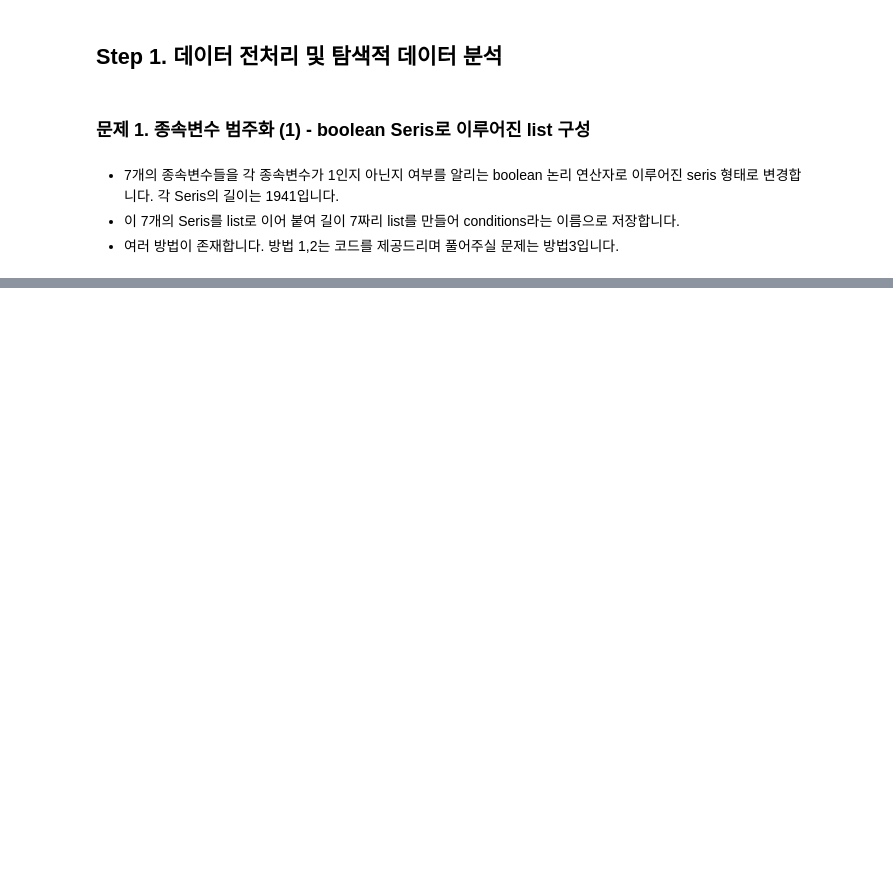
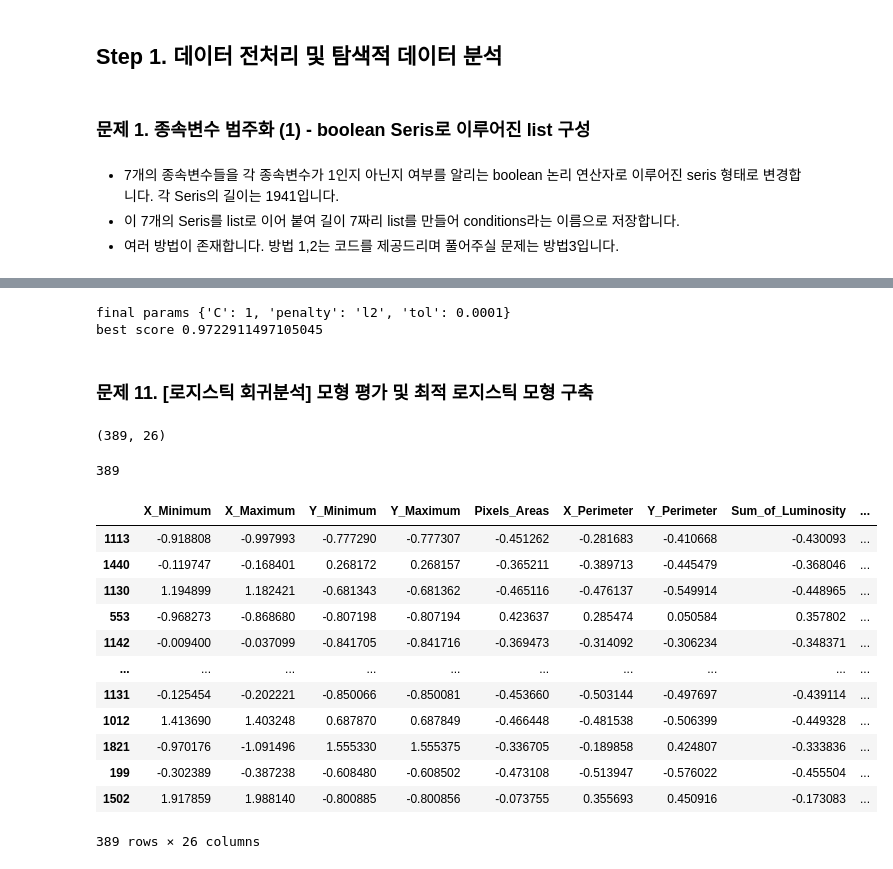
Before and after one commit to spacemaninSeoul/fast_campus_ML300, a Jupyter notebook: ML300P3패턴인식C1.ipynb, the cells around one changed output, grey strips where cells are left out. Drawn from its saved outputs; the diff is of its cells as text; code cells hidden in the pictures; blank space fills up the shorter version.

```diff
--- a/ML300P3패턴인식C1.ipynb
+++ b/ML300P3패턴인식C1.ipynb
@@ -142,0 +422,9 @@ conditions = [df['Pastry'].astype(bool),
+# %%
+# 최적의 파라미터 값 및 정확도 (Accuracy) 출력
+print('final params', GSLR.best_params_)
+print('best score', GSLR.best_score_)
+# %% [output]
+final params {'C': 1, 'penalty': 'l2', 'tol': 0.0001}
+best score 0.9722911497105045
+# %% [markdown]
+### 문제 11. [로지스틱 회귀분석] 모형 평가 및 최적 로지스틱 모형 구축
@@ -142,0 +434,24 @@ conditions = [df['Pastry'].astype(bool),
+# %%
+x_test.shape
+# %% [output]
+(389, 26)
+# %%
+len(predicted)
+# %% [output]
+389
+# %%
+x_t
+# %% [output]
+|  | X_Minimum | X_Maximum | Y_Minimum | Y_Maximum | Pixels_Areas | X_Perimeter | Y_Perimeter | Sum_of_Luminosity | ... |
+| 1113 | -0.918808 | -0.997993 | -0.777290 | -0.777307 | -0.451262 | -0.281683 | -0.410668 | -0.430093 | ... |
+| 1440 | -0.119747 | -0.168401 | 0.268172 | 0.268157 | -0.365211 | -0.389713 | -0.445479 | -0.368046 | ... |
+| 1130 | 1.194899 | 1.182421 | -0.681343 | -0.681362 | -0.465116 | -0.476137 | -0.549914 | -0.448965 | ... |
+| 553 | -0.968273 | -0.868680 | -0.807198 | -0.807194 | 0.423637 | 0.285474 | 0.050584 | 0.357802 | ... |
+| 1142 | -0.009400 | -0.037099 | -0.841705 | -0.841716 | -0.369473 | -0.314092 | -0.306234 | -0.348371 | ... |
+| ... | ... | ... | ... | ... | ... | ... | ... | ... | ... |
+| 1131 | -0.125454 | -0.202221 | -0.850066 | -0.850081 | -0.453660 | -0.503144 | -0.497697 | -0.439114 | ... |
+| 1012 | 1.413690 | 1.403248 | 0.687870 | 0.687849 | -0.466448 | -0.481538 | -0.506399 | -0.449328 | ... |
+| 1821 | -0.970176 | -1.091496 | 1.555330 | 1.555375 | -0.336705 | -0.189858 | 0.424807 | -0.333836 | ... |
+| 199 | -0.302389 | -0.387238 | -0.608480 | -0.608502 | -0.473108 | -0.513947 | -0.576022 | -0.455504 | ... |
+| 1502 | 1.917859 | 1.988140 | -0.800885 | -0.800856 | -0.073755 | 0.355693 | 0.450916 | -0.173083 | ... |
+389 rows × 26 columns
```
Also changed, not shown: parts of 44 cells of this notebook.
